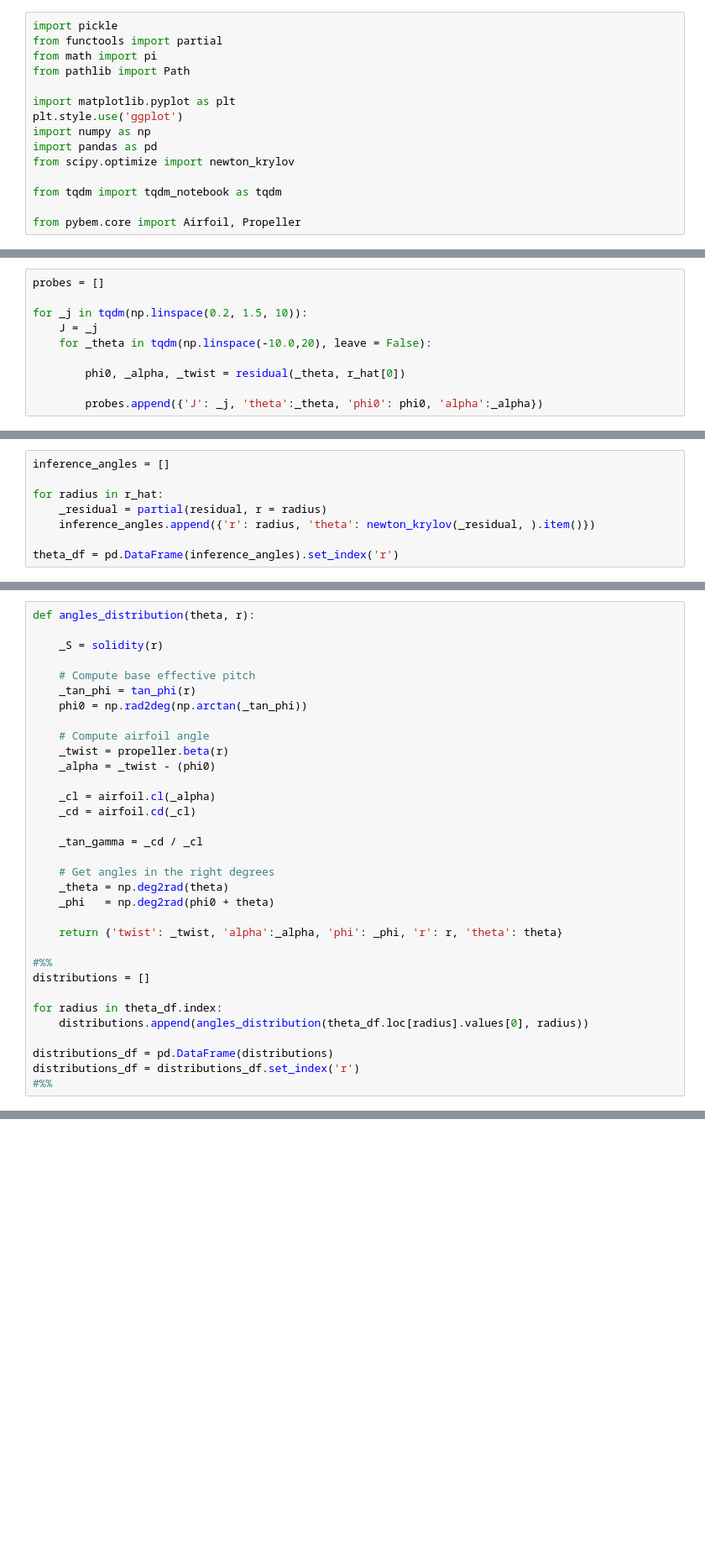
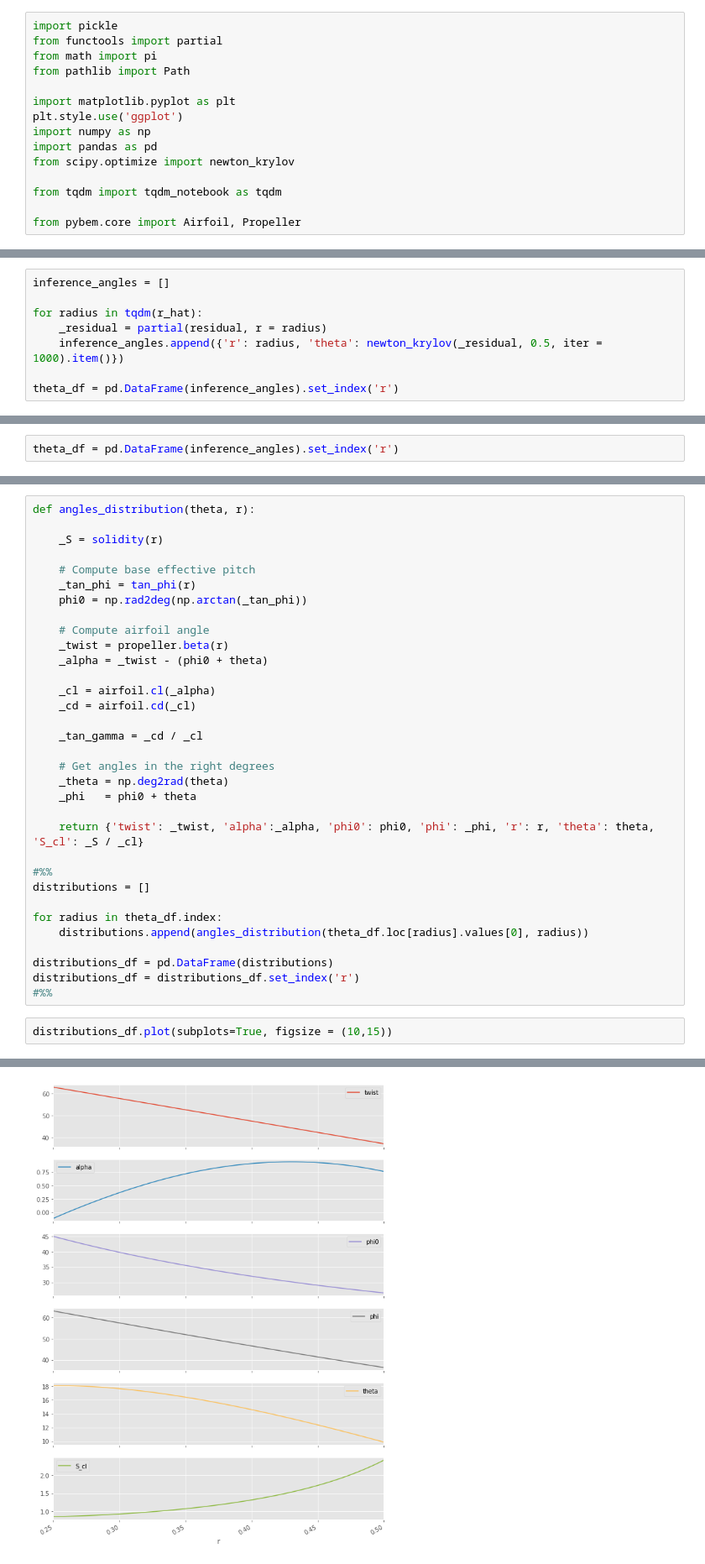
Before and after one commit to KikeM/pybem, a Jupyter notebook: sandbox/fixing-new-implementation.ipynb, the cells around one changed output, grey strips where cells are left out. Shown: that part at 84% size. Saved outputs shown, nothing was run; the diff lists cells and outputs as text; blank space fills up the shorter version.

```diff
--- a/sandbox/fixing-new-implementation.ipynb
+++ b/sandbox/fixing-new-implementation.ipynb
@@ -92,13 +99,3 @@ def residual(theta, r):
     DEN = 4.0 * np.sin(_phi) * np.tan(_theta)
 
     return _S / _cl - NUM / DEN
-# %%
-probes = []
-
-for _j in tqdm(np.linspace(0.2, 1.5, 10)):
-    J = _j
-    for _theta in tqdm(np.linspace(-10.0,20), leave = False):
-
-        phi0, _alpha, _twist = residual(_theta, r_hat[0])
-
-        probes.append({'J': _j, 'theta':_theta, 'phi0': phi0, 'alpha':_alpha})
@@ -150,9 +102,9 @@ ax2.legend()
 # %%
 inference_angles = []
 
-for radius in r_hat:
+for radius in tqdm(r_hat):
     _residual = partial(residual, r = radius)
-    inference_angles.append({'r': radius, 'theta': newton_krylov(_residual, ).item()})
+    inference_angles.append({'r': radius, 'theta': newton_krylov(_residual, 0.5, iter = 1000).item()})
 
 theta_df = pd.DataFrame(inference_angles).set_index('r')
 # %% [output]
@@ -159,0 +112,2 @@ NoConvergence: 1.9791967810772235
+# %%
+theta_df = pd.DataFrame(inference_angles).set_index('r')
@@ -168,7 +140,7 @@ def angles_distribution(theta, r):
 
     # Compute airfoil angle
     _twist = propeller.beta(r)
-    _alpha = _twist - (phi0)
+    _alpha = _twist - (phi0 + theta)
 
     _cl = airfoil.cl(_alpha)
     _cd = airfoil.cd(_cl)
@@ -177,9 +149,9 @@ def angles_distribution(theta, r):
 
     # Get angles in the right degrees
     _theta = np.deg2rad(theta)
-    _phi   = np.deg2rad(phi0 + theta)
+    _phi   = phi0 + theta
 
-    return {'twist': _twist, 'alpha':_alpha, 'phi': _phi, 'r': r, 'theta': theta}
+    return {'twist': _twist, 'alpha':_alpha, 'phi0': phi0, 'phi': _phi, 'r': r, 'theta': theta, 'S_cl': _S / _cl}
 
 #%%
 distributions = []
@@ -190,3 +162,6 @@ for radius in theta_df.index:
 distributions_df = pd.DataFrame(distributions)
 distributions_df = distributions_df.set_index('r')
 #%%
+# %%
+distributions_df.plot(subplots=True, figsize = (10,15))
+# %% [output]
@@ -192,0 +175 @@ distributions_df = distributions_df.set_index('r')
+[figure, added]
```
Also changed, not shown: parts of 12 cells of this notebook, 2 other files.
